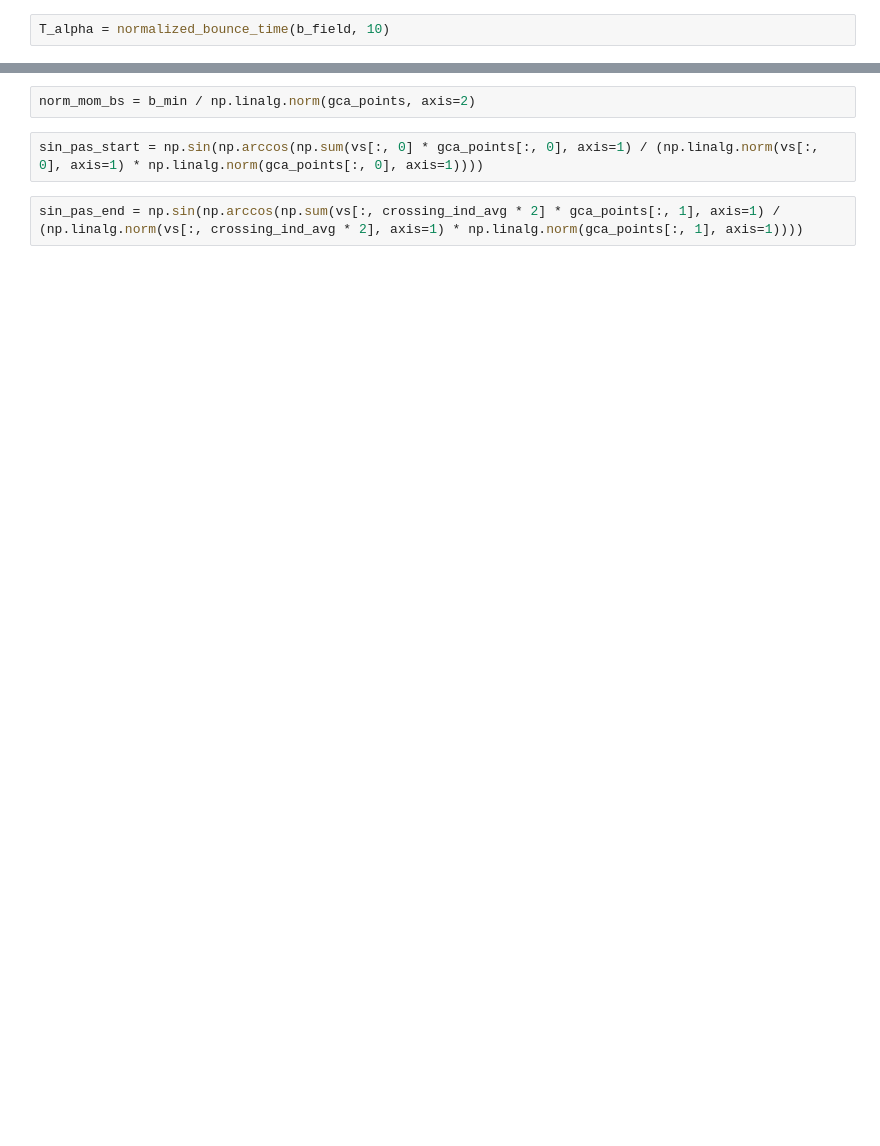
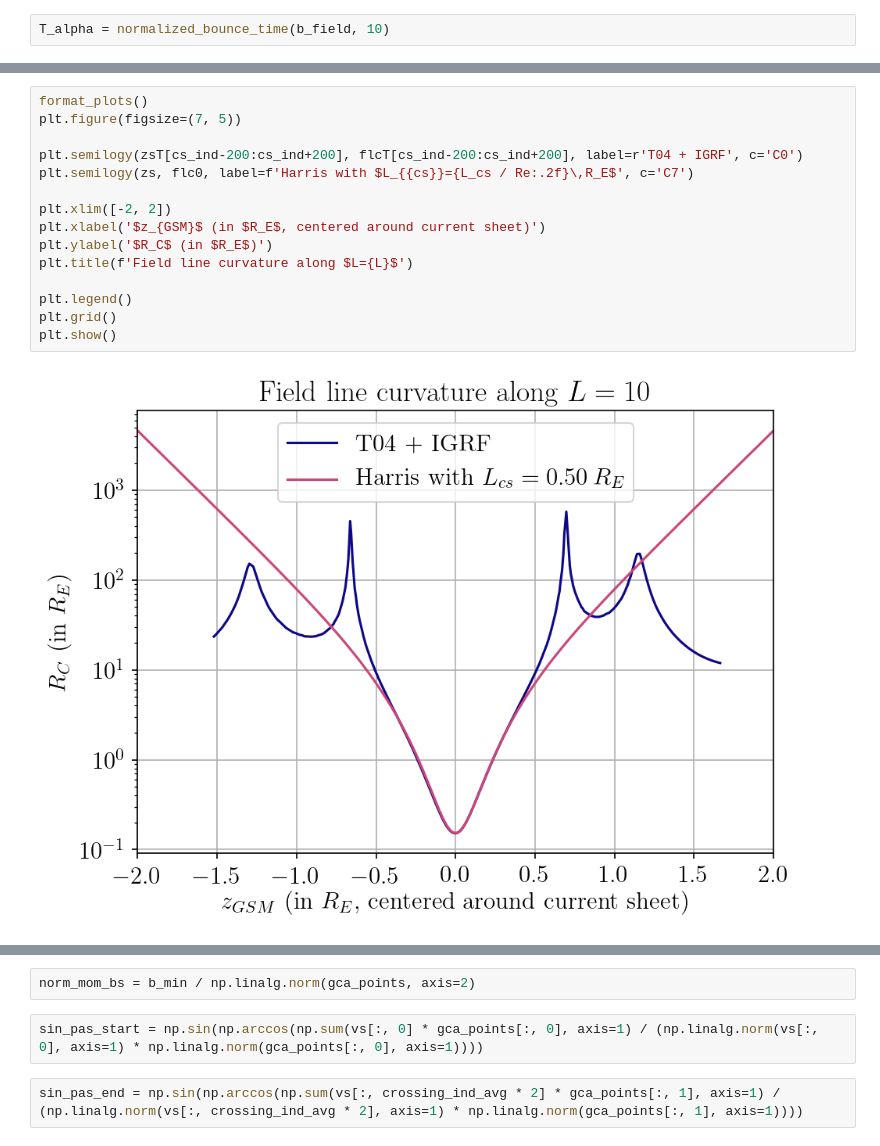
Before and after one commit to zbeever/cpt-solver, a Jupyter notebook: notebooks/reconstruction.ipynb, the cells around one changed output, grey strips where cells are left out. Cells and saved outputs as stored; diff of their text form; blank space fills up the shorter version.

```diff
--- a/notebooks/reconstruction.ipynb
+++ b/notebooks/reconstruction.ipynb
@@ -329,0 +128,17 @@ for i in range(1000):
+# %%
+format_plots()
+plt.figure(figsize=(7, 5))
+
+plt.semilogy(zsT[cs_ind-200:cs_ind+200], flcT[cs_ind-200:cs_ind+200], label=r'T04 + IGRF', c='C0')
+plt.semilogy(zs, flc0, label=f'Harris with $L_{{cs}}={L_cs / Re:.2f}\,R_E$', c='C7')
+
+plt.xlim([-2, 2])
+plt.xlabel('$z_{GSM}$ (in $R_E$, centered around current sheet)')
+plt.ylabel('$R_C$ (in $R_E$)')
+plt.title(f'Field line curvature along $L={L}$')
+
+plt.legend()
+plt.grid()
+plt.show()
+# %% [output]
+[figure, added]
```
Also changed, not shown: parts of 87 cells of this notebook, 1 other file.
